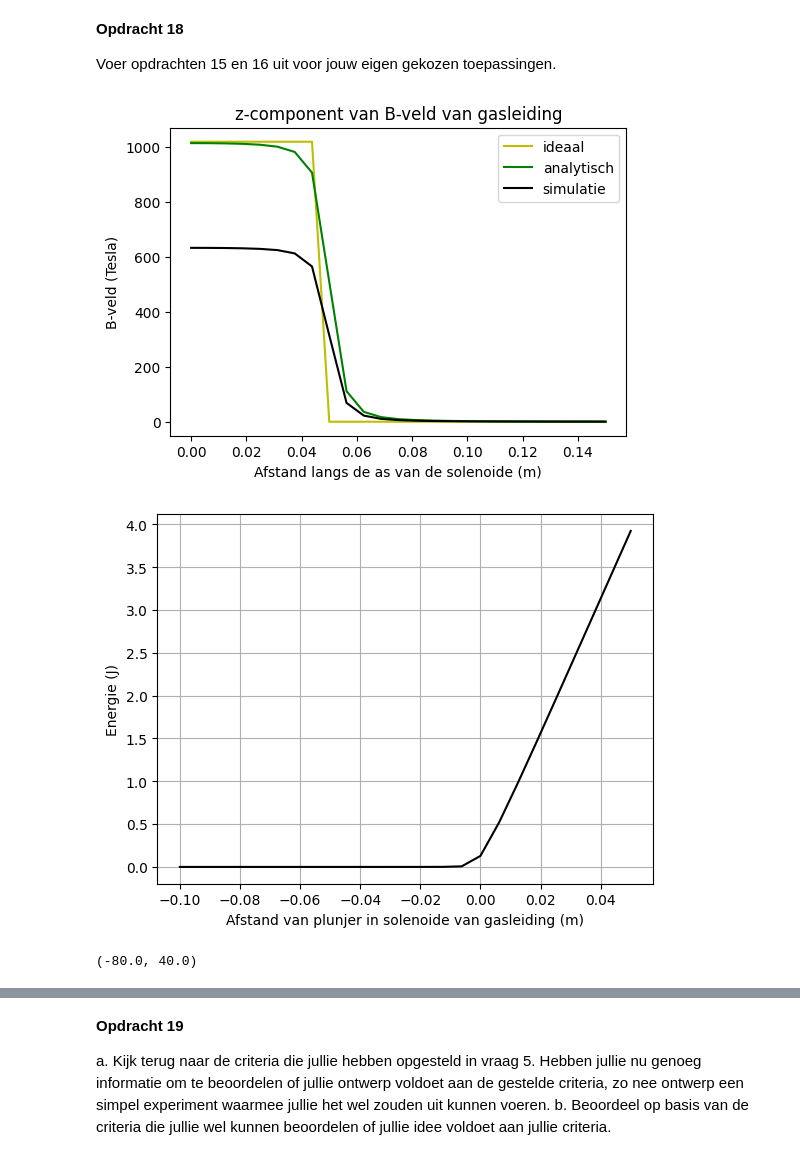
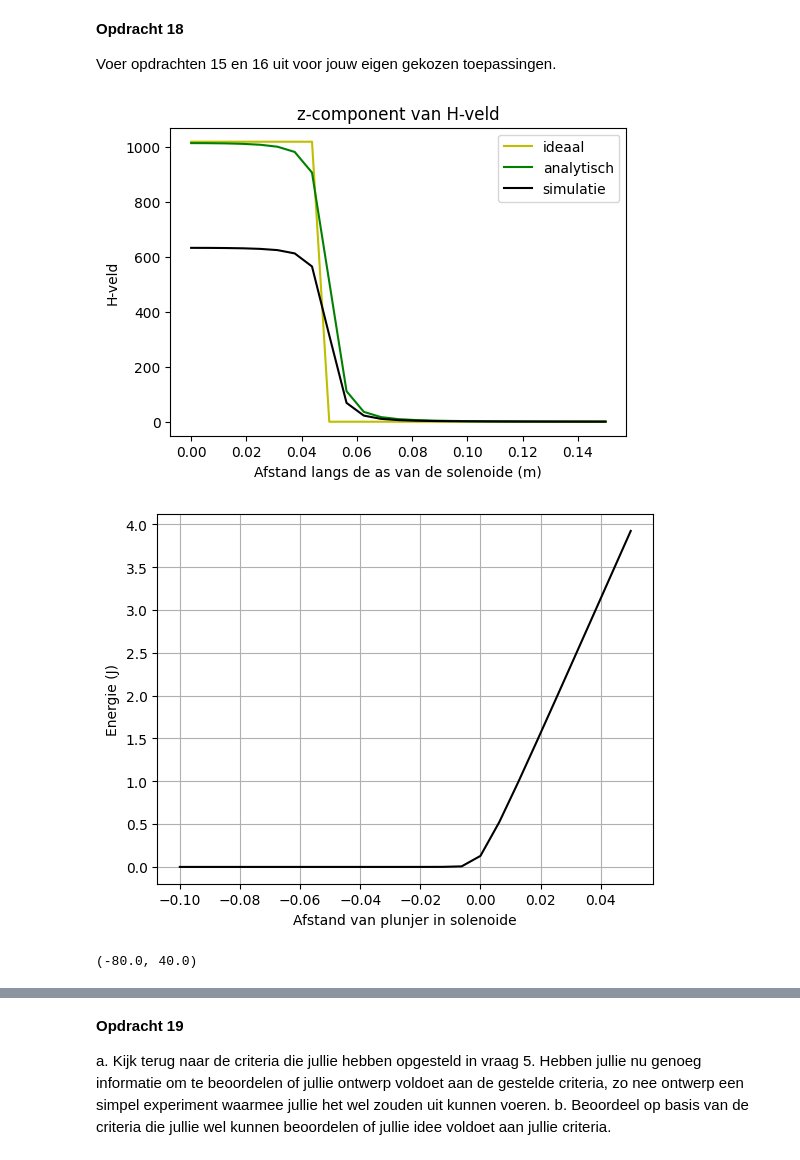
Before and after one commit to sralmulder-hash/opdrachten-DEF-D, a Jupyter notebook: KrachtactuatorOpdracht.ipynb, the cells around one changed output, grey strips where cells are left out. Drawn from its saved outputs; the diff is of its cells as text; code cells hidden in the pictures.

```diff
--- a/KrachtactuatorOpdracht.ipynb
+++ b/KrachtactuatorOpdracht.ipynb
@@ -379,9 +379,9 @@ r_field = np.array([0.1, 0, 0])
 #  Functie uit opdracht 11
 def field_current_element(r_field, r_source, dl):
     r_curly = r_field - r_source
-    r_mag = np.linalg.norm(r_curly)
+    r_Length = np.sqrt(np.sum(r_curly**2))
     cross_product = np.cross( dl,r_curly)
-    dH = (1/(4*np.pi)) * I * cross_product / (r_mag**3)
+    dH = (1/(4*np.pi)) * I * cross_product / (r_Length**3)
     return dH
 
 #  all bronpunten in z-richting
@@ -395,7 +395,6 @@ for z in range(len(z_positions)):
     dH = field_current_element(r_field, r_source, dl)
     dH_array[z] = dH
 
-H_tot = np.sum(dH_array,axis=0)
 # 🔹 Plotten
 plt.plot(z_positions, dH_array[:,1])
 plt.xlabel("z-positie van bron (m)")
@@ -622,37 +620,37 @@ for i_field in range(n_ax):
 
 # dit is nog een aardige analytische uitdrukking die je kan uitrekenen voor de z-component op de as van een solenoide met eindige lengte
 H_veld_analytisch=(N_wikkelingen*I/L_sol/2)*((L_sol/2-z_ax)/np.sqrt((z_ax- L_sol/2)**2 + r_sol**2)+(L_sol/2+z_ax)/np.sqrt((z_ax+ L_sol/2)**2 + r_sol**2))
 
 H_veld_ideaal=H_veld_analytisch*np.ones(n_ax)*(1.0*(z_ax < L_sol/2))
 H_veld_ideaal1=spoed*I*np.ones(n_ax)*(1.0*(z_ax < L_sol/2))
 
 plt.figure(figsize=[20,4])
 plt.subplot(131)
-plt.title('z-component van B-veld van gasleiding')
+plt.title('z-component van H-veld')
 plt.plot(z_ax, H_veld_ideaal1, '-y', label='ideaal')
 plt.plot(z_ax, H_veld_analytisch, '-g', label='analytisch')
 plt.plot(z_ax, H_ax, '-k', label='simulatie')
 plt.legend(loc='upper right')
 plt.xlabel('Afstand langs de as van de solenoide (m)')
-plt.ylabel('B-veld (Tesla)')
+plt.ylabel('H-veld')
 plt.show()
 
 Wz=0.5*np.pi*r_sol*2*np.cumsum(np.flipud(H_ax)*mu_r*mu_0*np.flipud(H_ax))*(z_ax[1] - z_ax[0])
 
 plt.figure()
 plt.plot(L_sol/2 - z_ax, np.flipud(Wz), '-k')
-plt.xlabel('Afstand van plunjer in solenoide van gasleiding (m)'), plt.ylabel('Energie (J)'), plt.grid()
+plt.xlabel('Afstand van plunjer in solenoide'), plt.ylabel('Energie (J)'), plt.grid()
 plt.show()
 
 force_analytical = -0.5*mu_0*mu_r*np.pi*r_sol*2*aantal_omwentelingen*I/L_sol*2 # Kracht uitrekenen numeriek
 force_numerical=-np.diff(Wz, n=1, append=[0])/(z_ax[1] - z_ax[0]) # Kracht uitrekenen
 
 # Plotting the results
 plt.plot(L_sol/2 - z_ax, np.flipud(force_numerical), '-o', label='Kracht')
 plt.plot(L_sol/2 - z_ax, force_analytical*np.ones(n_ax), '--g', label='Kracht oneindig lange solenoide')
-plt.xlabel('Afstand van plunjer in solenoide van gasleiding (m)'), plt.ylabel('Kracht (N)'), plt.grid(), plt.legend()
+plt.xlabel('Afstand van plunjer in solenoide'), plt.ylabel('Kracht (N)'), plt.grid(), plt.legend()
 plt.ylim([-80, 40])
 # %% [output]
-[figure, old version]
+[figure, new version]
-[figure, old version]
+[figure, new version]
 (-80.0, 40.0)
```
Also changed, not shown: parts of 3 cells of this notebook.
